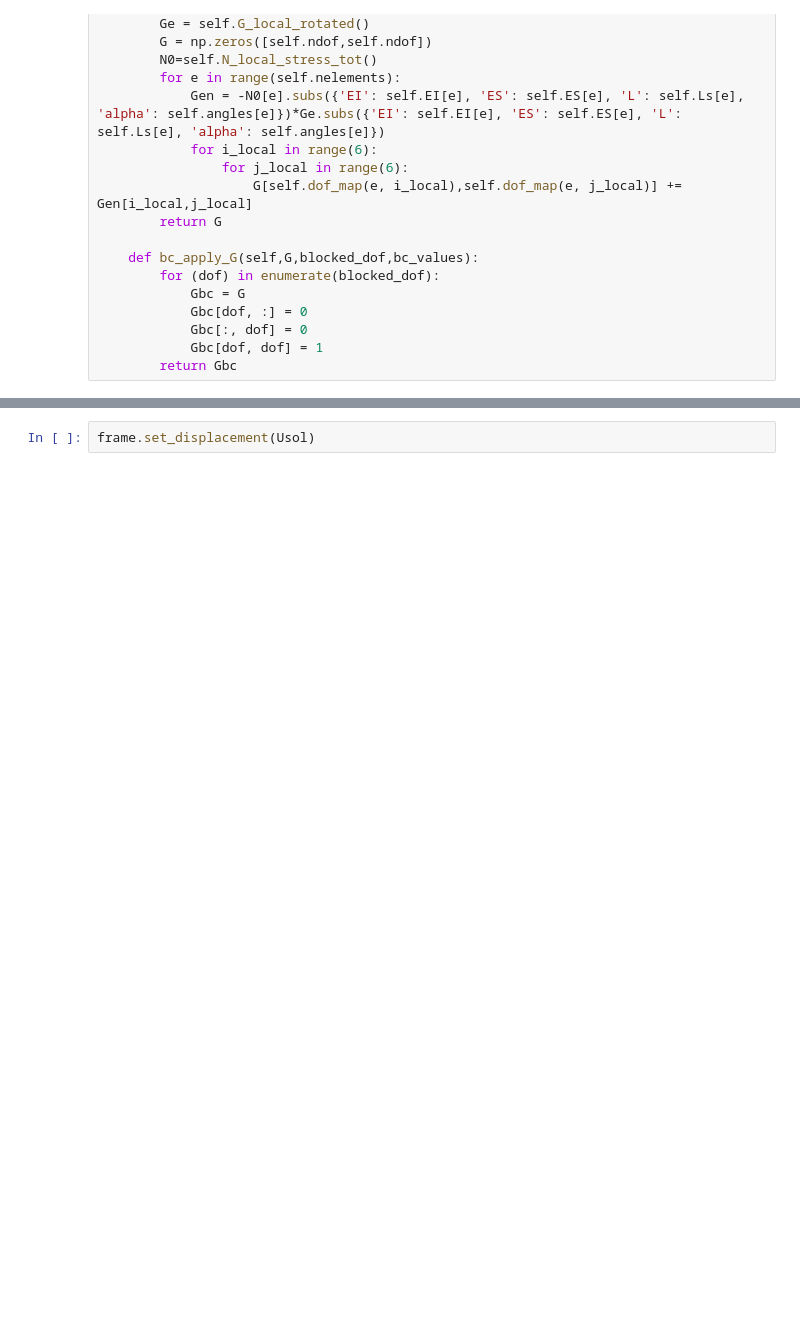
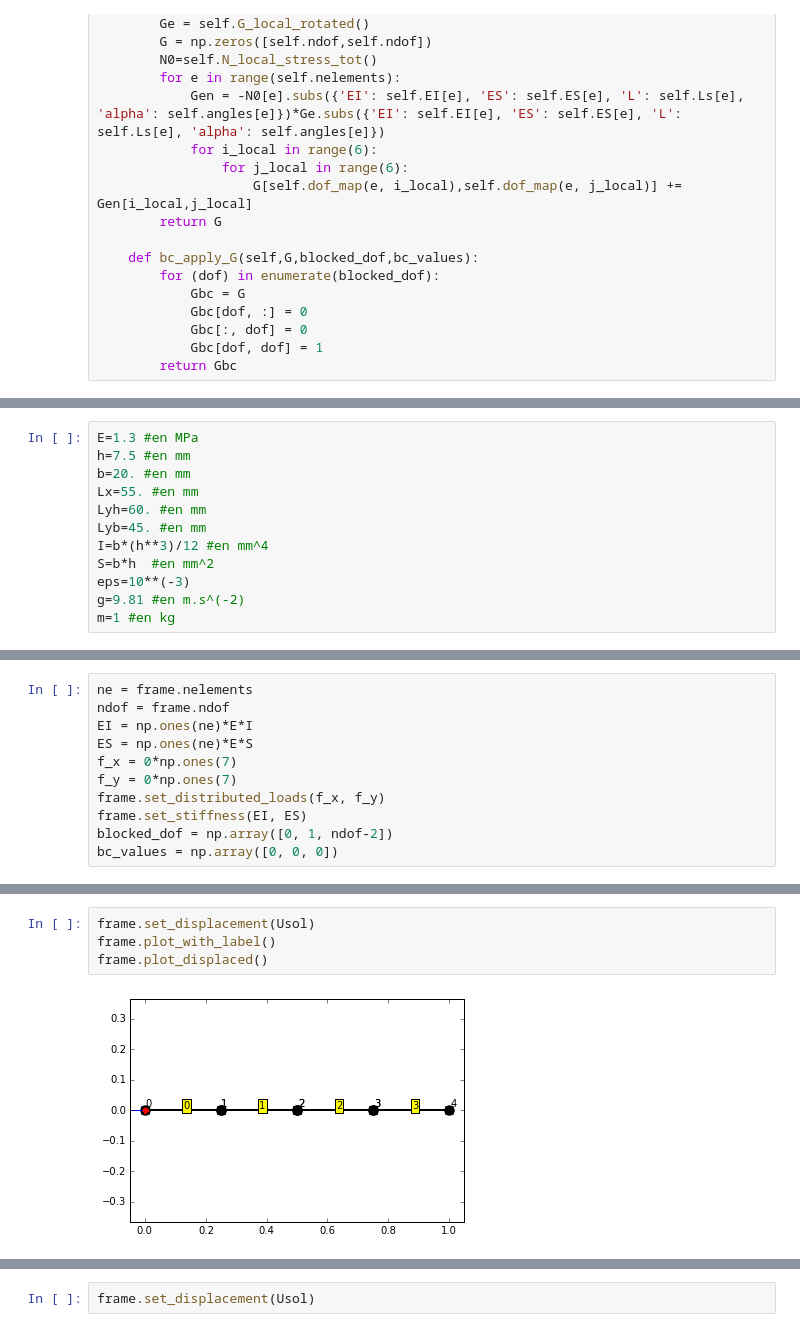
Before and after one commit to qgoisnard/Exercice-update, a Jupyter notebook: 04ex-Buckling.ipynb, the cells around one changed output, grey strips where cells are left out. Drawn from its saved outputs; the diff is of its cells as text; blank space fills up the shorter version.

```diff
--- a/04ex-Buckling.ipynb
+++ b/04ex-Buckling.ipynb
@@ -89,0 +119,12 @@ class Frame_Buckling(LinearFrame):
+# %%
+E=1.3 #en MPa
+h=7.5 #en mm
+b=20. #en mm
+Lx=55. #en mm
+Lyh=60. #en mm
+Lyb=45. #en mm
+I=b*(h**3)/12 #en mm^4
+S=b*h  #en mm^2
+eps=10**(-3)
+g=9.81 #en m.s^(-2)
+m=1 #en kg
@@ -89,0 +148,11 @@ class Frame_Buckling(LinearFrame):
+# %%
+ne = frame.nelements
+ndof = frame.ndof
+EI = np.ones(ne)*E*I
+ES = np.ones(ne)*E*S
+f_x = 0*np.ones(7)
+f_y = 0*np.ones(7)
+frame.set_distributed_loads(f_x, f_y)
+frame.set_stiffness(EI, ES)
+blocked_dof = np.array([0, 1, ndof-2])
+bc_values = np.array([0, 0, 0])
@@ -89,0 +171,6 @@ class Frame_Buckling(LinearFrame):
+# %%
+frame.set_displacement(Usol)
+frame.plot_with_label()
+frame.plot_displaced()
+# %% [output]
+[figure, added]
```
Also changed, not shown: parts of 20 cells of this notebook, 1 other file.
